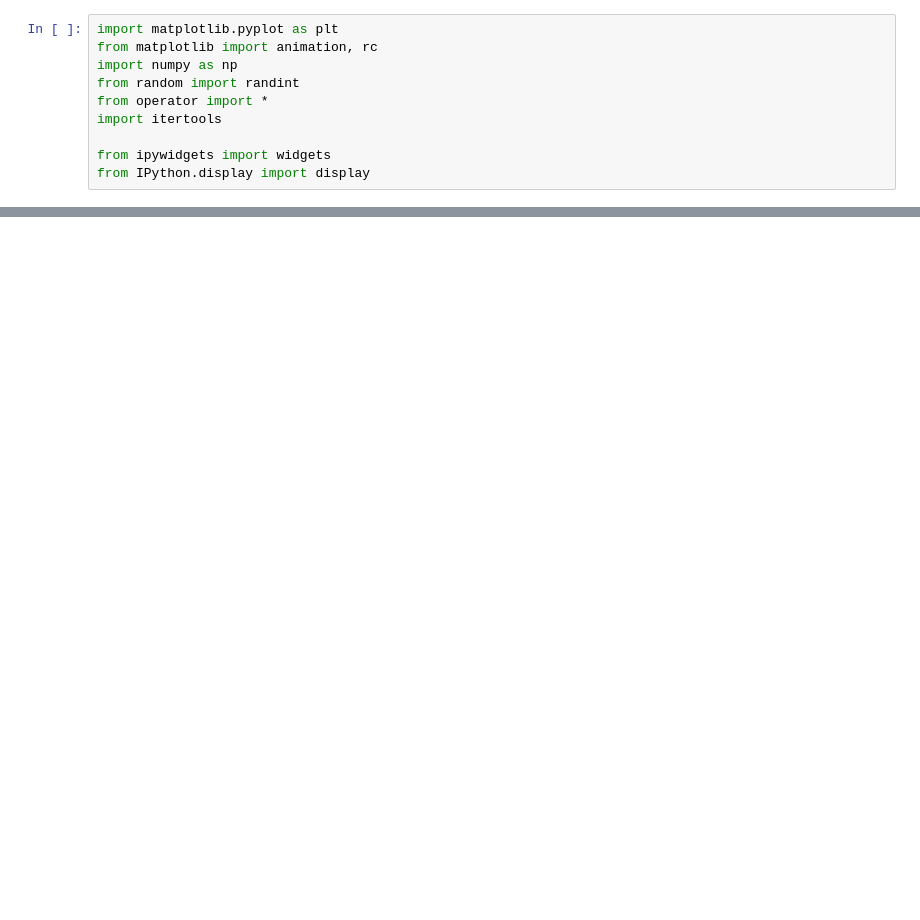
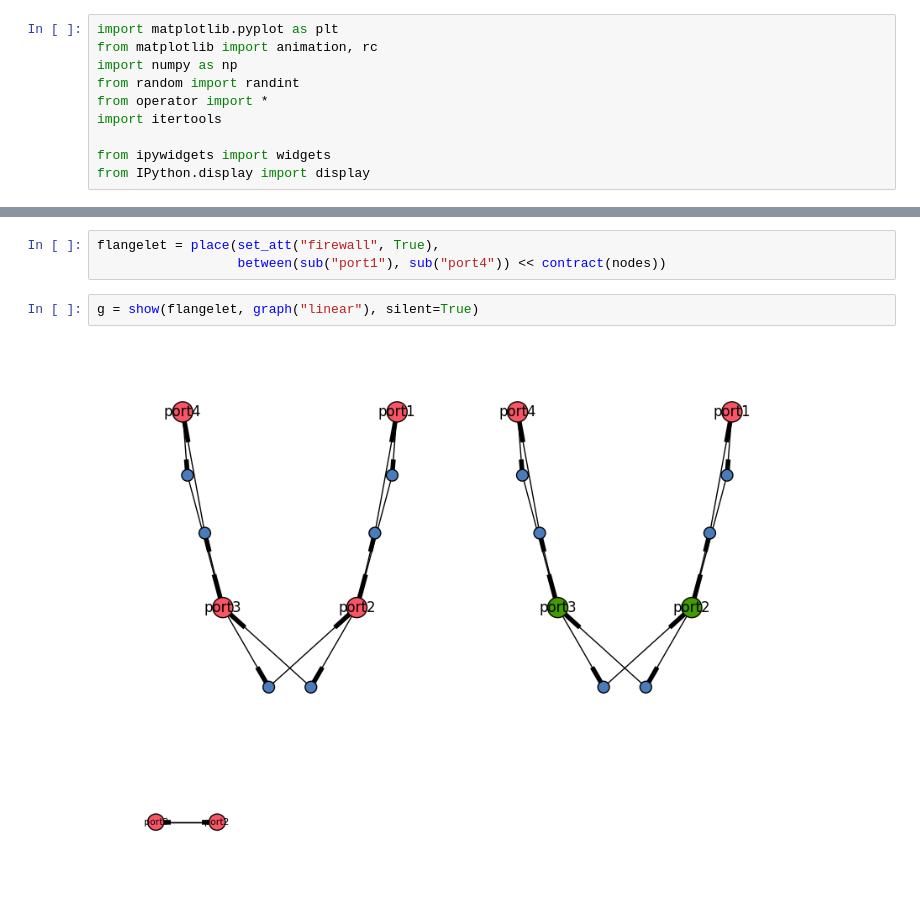
Before and after one commit to periscope-ps/Flange, a Jupyter notebook: Display.ipynb, the cells around one changed output, grey strips where cells are left out. Saved outputs shown, nothing was run; the diff lists cells and outputs as text; blank space fills up the shorter version.

```diff
--- a/Display.ipynb
+++ b/Display.ipynb
@@ -134,0 +29,7 @@ TypeError: __init__() missing 1 required positional argument: 'dst_selector'
+# %%
+flangelet = place(set_att("firewall", True),
+                  between(sub("port1"), sub("port4")) << contract(nodes))
+# %%
+g = show(flangelet, graph("linear"), silent=True)
+# %% [output]
+[figure, added]
```
Also changed, not shown: parts of 11 cells of this notebook, 2 other files.
